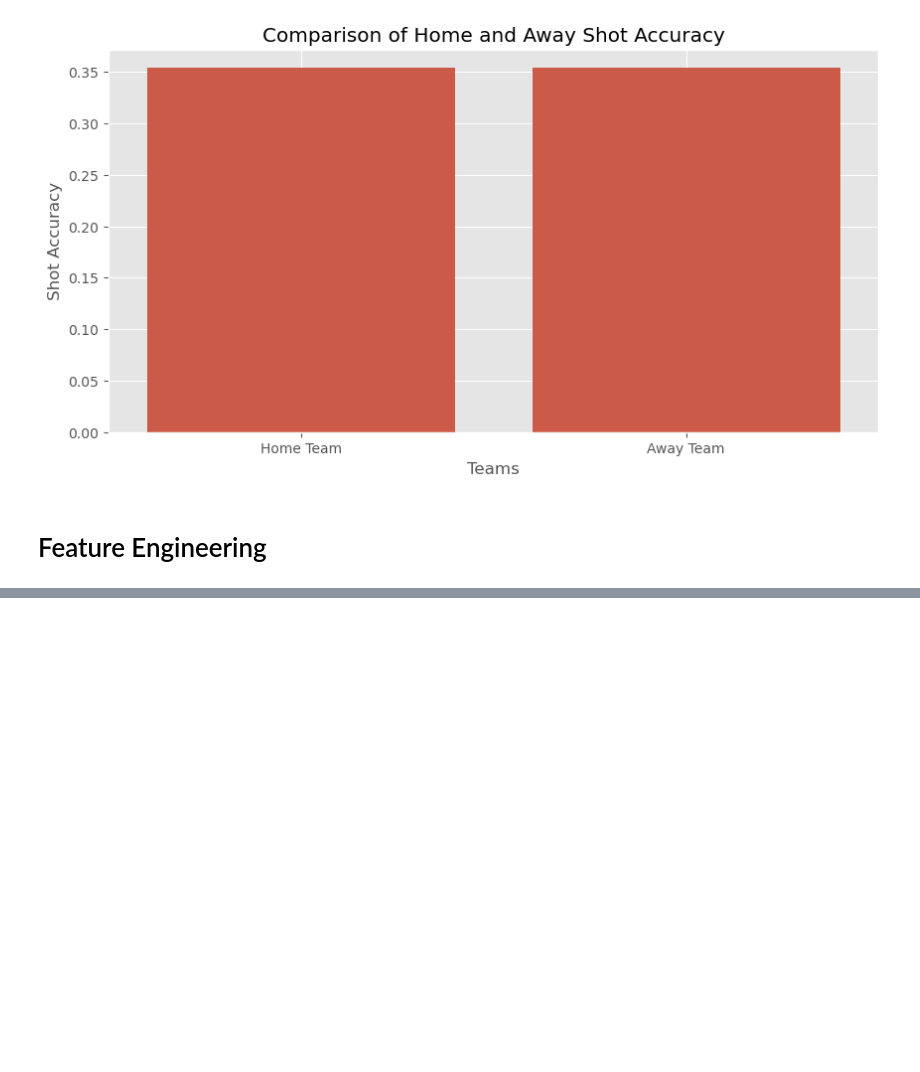
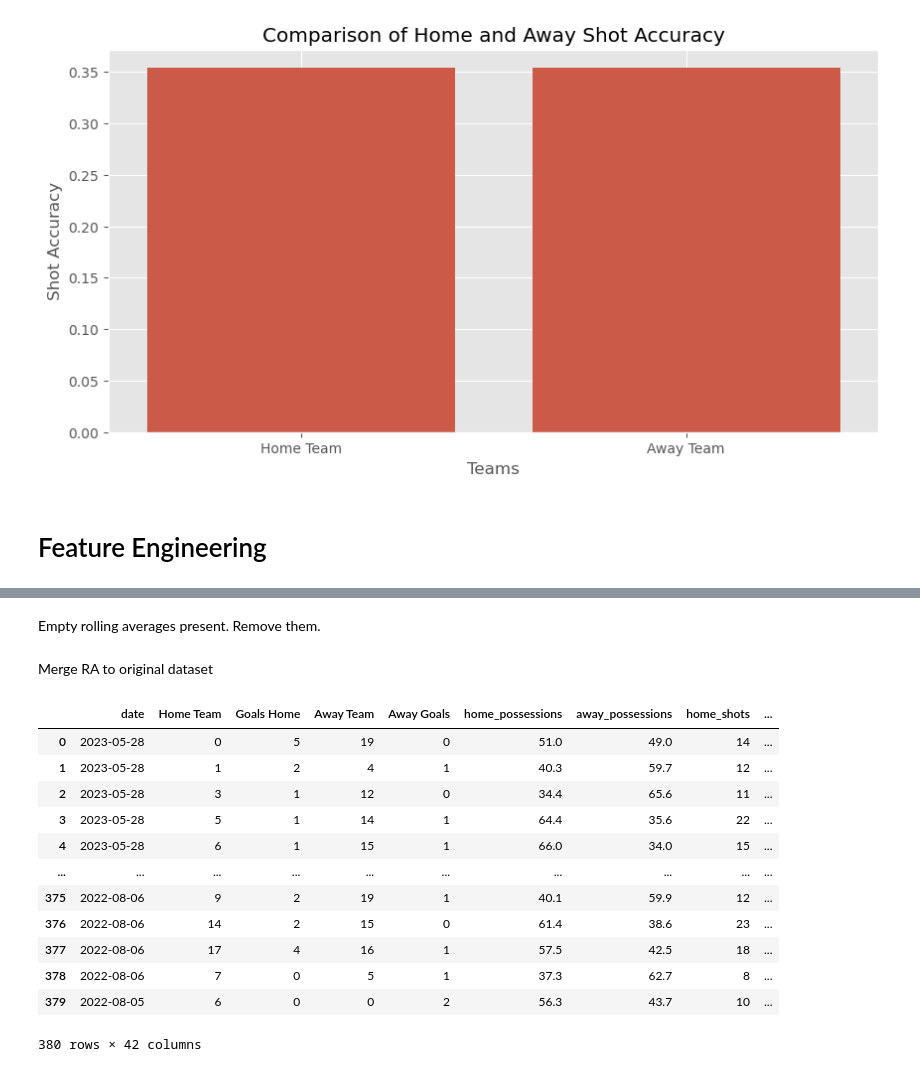
Before and after one commit to Snkiha/Premier-League-Win-Prediction, a Jupyter notebook: premierLeague_LogR.ipynb, the cells around one changed output, grey strips where cells are left out. Saved outputs shown, nothing was run; the diff lists cells and outputs as text; code cells hidden in the pictures; blank space fills up the shorter version.

Commit message:
Added rolling averages and switch to random forest clf

```diff
--- a/premierLeague_LogR.ipynb
+++ b/premierLeague_LogR.ipynb
@@ -178,0 +176,13 @@ df.head()
+# %%
+team_df = team_df.sort_values(by = 'date')
+# %%
+# 1. Reset the index to make it unique
+team_df = team_df.reset_index(drop=True)
+
+# 2. Run your original code
+team_df["rolling_avg_goals"] = (
+    team_df.groupby("Team")["Goals"]
+    .rolling(window=5)
+    .mean()
+    .reset_index(level=0, drop=True)
+)
@@ -178,0 +205,24 @@ df.head()
+# %% [markdown]
+Empty rolling averages present. Remove them.
+# %% [markdown]
+Merge RA to original dataset
+# %%
+df = df.merge(team_df[['date', 'Team', 'rolling_avg_goals']], left_on=['date', 'Home Team'], right_on=['date', 'Team'], how='left').rename(columns={'rolling_avg_goals': 'home_rolling_avg_goals'}).drop(columns=['Team'])
+# %%
+df = df.merge(team_df[['date', 'Team', 'rolling_avg_goals']], left_on=['date', 'Away Team'], right_on=['date', 'Team'], how='left').rename(columns={'rolling_avg_goals': 'away_rolling_avg_goals'}).drop(columns=['Team'])
+# %%
+df
+# %% [output]
+|  | date | Home Team | Goals Home | Away Team | Away Goals | home_possessions | away_possessions | home_shots | ... |
+| 0 | 2023-05-28 | 0 | 5 | 19 | 0 | 51.0 | 49.0 | 14 | ... |
+| 1 | 2023-05-28 | 1 | 2 | 4 | 1 | 40.3 | 59.7 | 12 | ... |
+| 2 | 2023-05-28 | 3 | 1 | 12 | 0 | 34.4 | 65.6 | 11 | ... |
+| 3 | 2023-05-28 | 5 | 1 | 14 | 1 | 64.4 | 35.6 | 22 | ... |
+| 4 | 2023-05-28 | 6 | 1 | 15 | 1 | 66.0 | 34.0 | 15 | ... |
+| ... | ... | ... | ... | ... | ... | ... | ... | ... | ... |
+| 375 | 2022-08-06 | 9 | 2 | 19 | 1 | 40.1 | 59.9 | 12 | ... |
+| 376 | 2022-08-06 | 14 | 2 | 15 | 0 | 61.4 | 38.6 | 23 | ... |
+| 377 | 2022-08-06 | 17 | 4 | 16 | 1 | 57.5 | 42.5 | 18 | ... |
+| 378 | 2022-08-06 | 7 | 0 | 5 | 1 | 37.3 | 62.7 | 8 | ... |
+| 379 | 2022-08-05 | 6 | 0 | 0 | 2 | 56.3 | 43.7 | 10 | ... |
+380 rows × 42 columns
```
Also changed, not shown: parts of 23 cells of this notebook.
